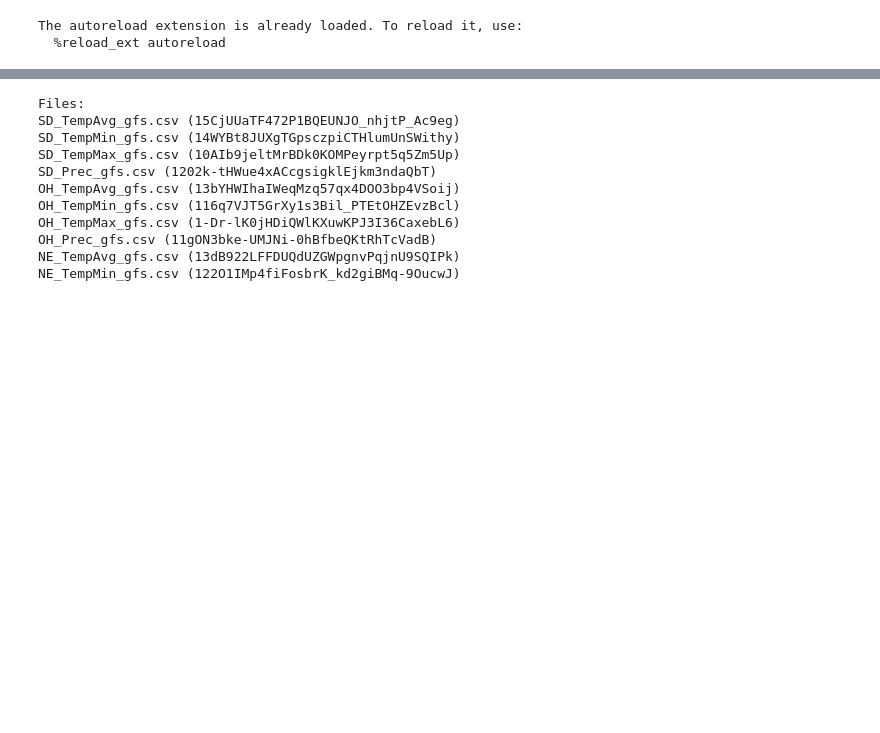
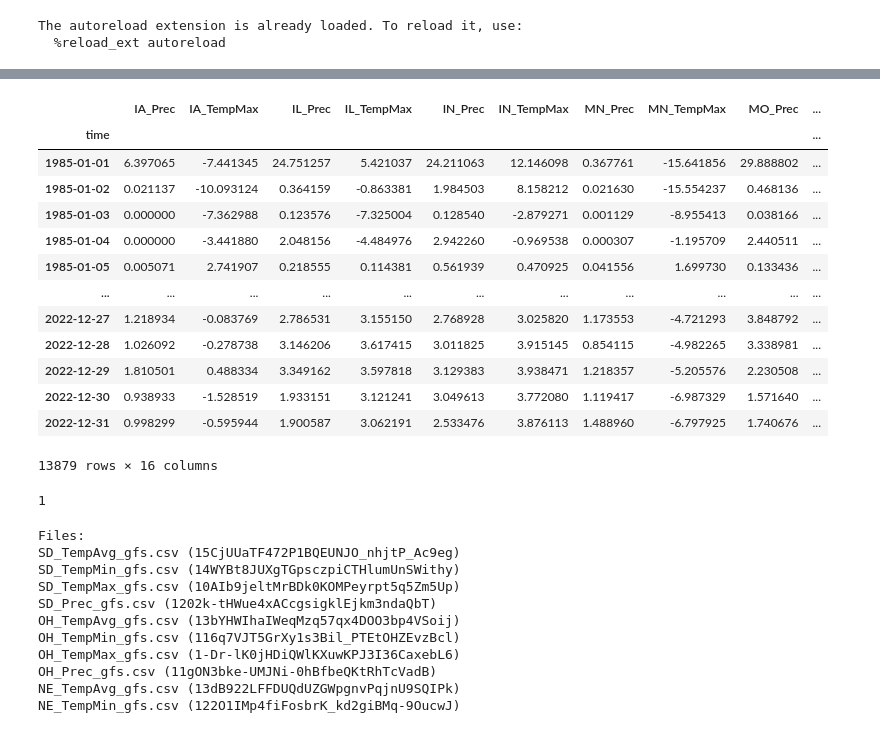
Before and after one commit to DanieleMarobin/Monitor, a Jupyter notebook: Delete.ipynb, the cells around one changed output, grey strips where cells are left out. Saved outputs shown, nothing was run; the diff lists cells and outputs as text; code cells hidden in the pictures; blank space fills up the shorter version.

```diff
--- a/Delete.ipynb
+++ b/Delete.ipynb
@@ -121,0 +69,20 @@ M_regular_sdd*9/5-M_pollination_sdd*9/5
+# %%
+df_to_ext =  w_df_all[uw.WD_H_GFS]
+w_w_df_ext = uw.extend_with_seasonal_df(df_to_ext, modes=[uw.EXT_MEAN])
+
+w_w_df_ext
+# %% [output]
+|  | IA_Prec | IA_TempMax | IL_Prec | IL_TempMax | IN_Prec | IN_TempMax | MN_Prec | MN_TempMax | MO_Prec | ... |
+| time |  |  |  |  |  |  |  |  |  | ... |
+| 1985-01-01 | 6.397065 | -7.441345 | 24.751257 | 5.421037 | 24.211063 | 12.146098 | 0.367761 | -15.641856 | 29.888802 | ... |
+| 1985-01-02 | 0.021137 | -10.093124 | 0.364159 | -0.863381 | 1.984503 | 8.158212 | 0.021630 | -15.554237 | 0.468136 | ... |
+| 1985-01-03 | 0.000000 | -7.362988 | 0.123576 | -7.325004 | 0.128540 | -2.879271 | 0.001129 | -8.955413 | 0.038166 | ... |
+| 1985-01-04 | 0.000000 | -3.441880 | 2.048156 | -4.484976 | 2.942260 | -0.969538 | 0.000307 | -1.195709 | 2.440511 | ... |
+| 1985-01-05 | 0.005071 | 2.741907 | 0.218555 | 0.114381 | 0.561939 | 0.470925 | 0.041556 | 1.699730 | 0.133436 | ... |
+| ... | ... | ... | ... | ... | ... | ... | ... | ... | ... | ... |
+| 2022-12-27 | 1.218934 | -0.083769 | 2.786531 | 3.155150 | 2.768928 | 3.025820 | 1.173553 | -4.721293 | 3.848792 | ... |
+| 2022-12-28 | 1.026092 | -0.278738 | 3.146206 | 3.617415 | 3.011825 | 3.915145 | 0.854115 | -4.982265 | 3.338981 | ... |
+| 2022-12-29 | 1.810501 | 0.488334 | 3.349162 | 3.597818 | 3.129383 | 3.938471 | 1.218357 | -5.205576 | 2.230508 | ... |
+| 2022-12-30 | 0.938933 | -1.528519 | 1.933151 | 3.121241 | 3.049613 | 3.772080 | 1.119417 | -6.987329 | 1.571640 | ... |
+| 2022-12-31 | 0.998299 | -0.595944 | 1.900587 | 3.062191 | 2.533476 | 3.876113 | 1.488960 | -6.797925 | 1.740676 | ... |
+13879 rows × 16 columns
@@ -121,0 +94,4 @@ M_regular_sdd*9/5-M_pollination_sdd*9/5
+# %%
+test1
+# %% [output]
+1
```
Also changed, not shown: parts of 8 cells of this notebook, 36 other files.
